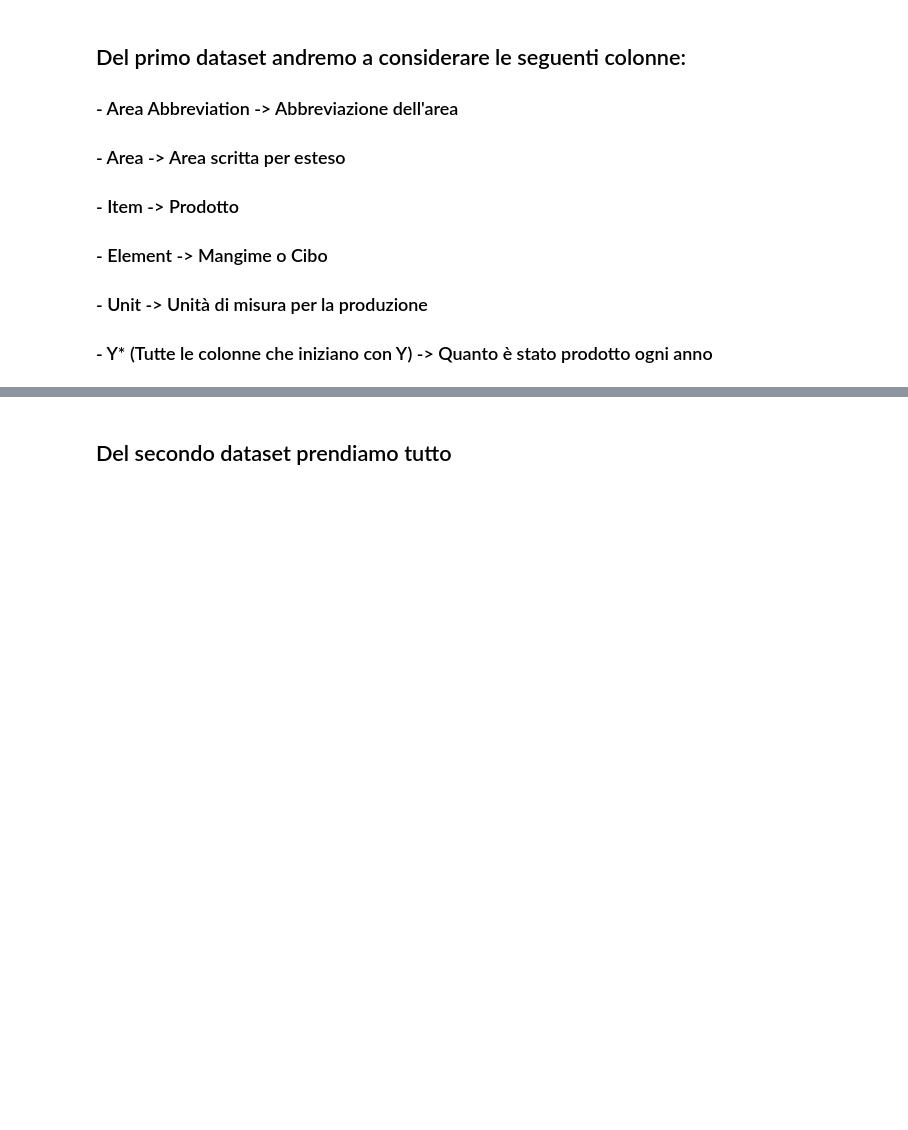
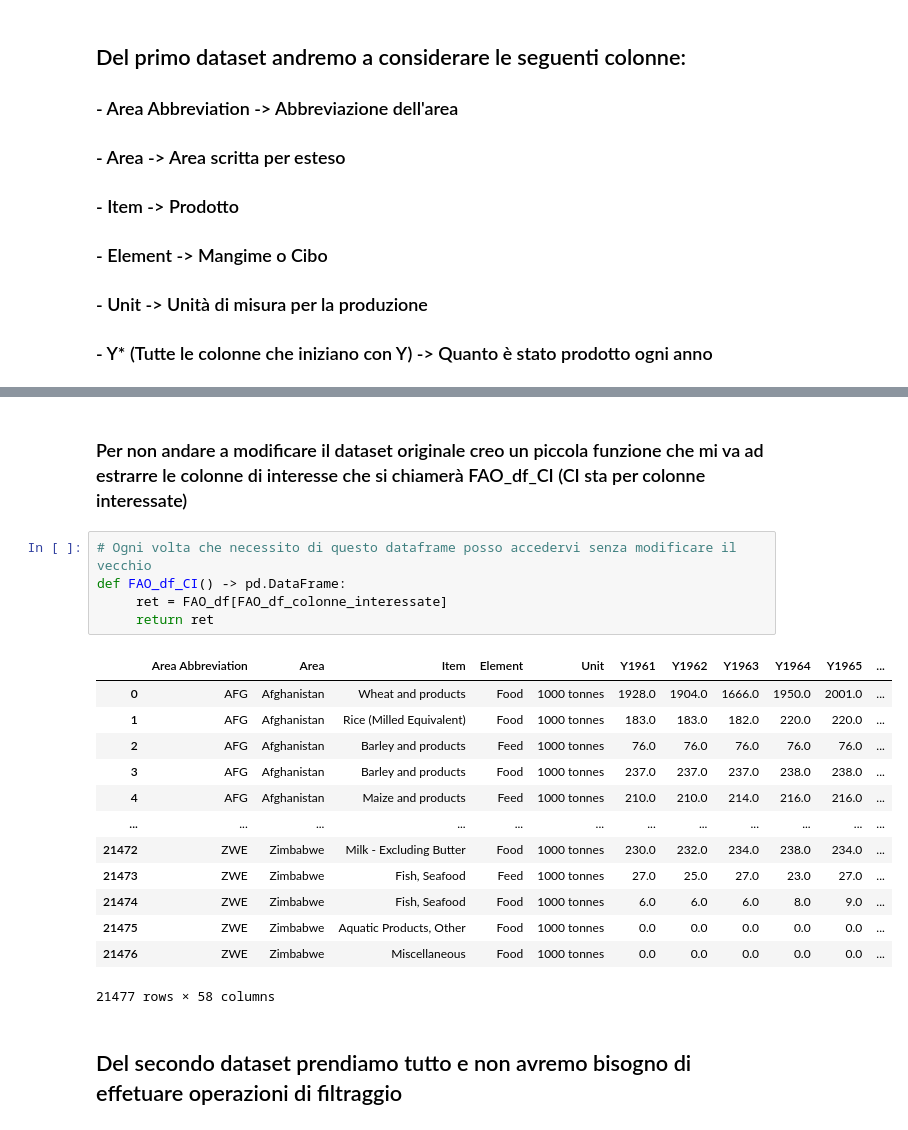
Before and after one commit to monkeymatt0/ProduzioneCibiMangimiImpattoAmbientale, a Jupyter notebook: MatteoVolleroDataVis.ipynb, the cells around one changed output, grey strips where cells are left out. Drawn from its saved outputs; the diff is of its cells as text; blank space fills up the shorter version.

Commit message:
Data selection 3/4

```diff
--- a/MatteoVolleroDataVis.ipynb
+++ b/MatteoVolleroDataVis.ipynb
@@ -98,2 +117,23 @@ Food_Production_df
+# %% [markdown]
+### Per non andare a modificare il dataset originale creo un piccola funzione che mi va ad estrarre le colonne di interesse che si chiamerà FAO_df_CI (CI sta per colonne interessate)
+# %%
+# Ogni volta che necessito di questo dataframe posso accedervi senza modificare il vecchio
+def FAO_df_CI() -> pd.DataFrame:
+     ret = FAO_df[FAO_df_colonne_interessate]
+     return ret
+# %% [output]
+|  | Area Abbreviation | Area | Item | Element | Unit | Y1961 | Y1962 | Y1963 | Y1964 | Y1965 | ... |
+| 0 | AFG | Afghanistan | Wheat and products | Food | 1000 tonnes | 1928.0 | 1904.0 | 1666.0 | 1950.0 | 2001.0 | ... |
+| 1 | AFG | Afghanistan | Rice (Milled Equivalent) | Food | 1000 tonnes | 183.0 | 183.0 | 182.0 | 220.0 | 220.0 | ... |
+| 2 | AFG | Afghanistan | Barley and products | Feed | 1000 tonnes | 76.0 | 76.0 | 76.0 | 76.0 | 76.0 | ... |
+| 3 | AFG | Afghanistan | Barley and products | Food | 1000 tonnes | 237.0 | 237.0 | 237.0 | 238.0 | 238.0 | ... |
+| 4 | AFG | Afghanistan | Maize and products | Feed | 1000 tonnes | 210.0 | 210.0 | 214.0 | 216.0 | 216.0 | ... |
+| ... | ... | ... | ... | ... | ... | ... | ... | ... | ... | ... | ... |
+| 21472 | ZWE | Zimbabwe | Milk - Excluding Butter | Food | 1000 tonnes | 230.0 | 232.0 | 234.0 | 238.0 | 234.0 | ... |
+| 21473 | ZWE | Zimbabwe | Fish, Seafood | Feed | 1000 tonnes | 27.0 | 25.0 | 27.0 | 23.0 | 27.0 | ... |
+| 21474 | ZWE | Zimbabwe | Fish, Seafood | Food | 1000 tonnes | 6.0 | 6.0 | 6.0 | 8.0 | 9.0 | ... |
+| 21475 | ZWE | Zimbabwe | Aquatic Products, Other | Food | 1000 tonnes | 0.0 | 0.0 | 0.0 | 0.0 | 0.0 | ... |
+| 21476 | ZWE | Zimbabwe | Miscellaneous | Food | 1000 tonnes | 0.0 | 0.0 | 0.0 | 0.0 | 0.0 | ... |
+21477 rows × 58 columns
 # %% [markdown]
-## Del secondo dataset prendiamo tutto
+## Del secondo dataset prendiamo tutto e non avremo bisogno di effetuare operazioni di filtraggio
```
Also changed, not shown: parts of 1 cell of this notebook.
